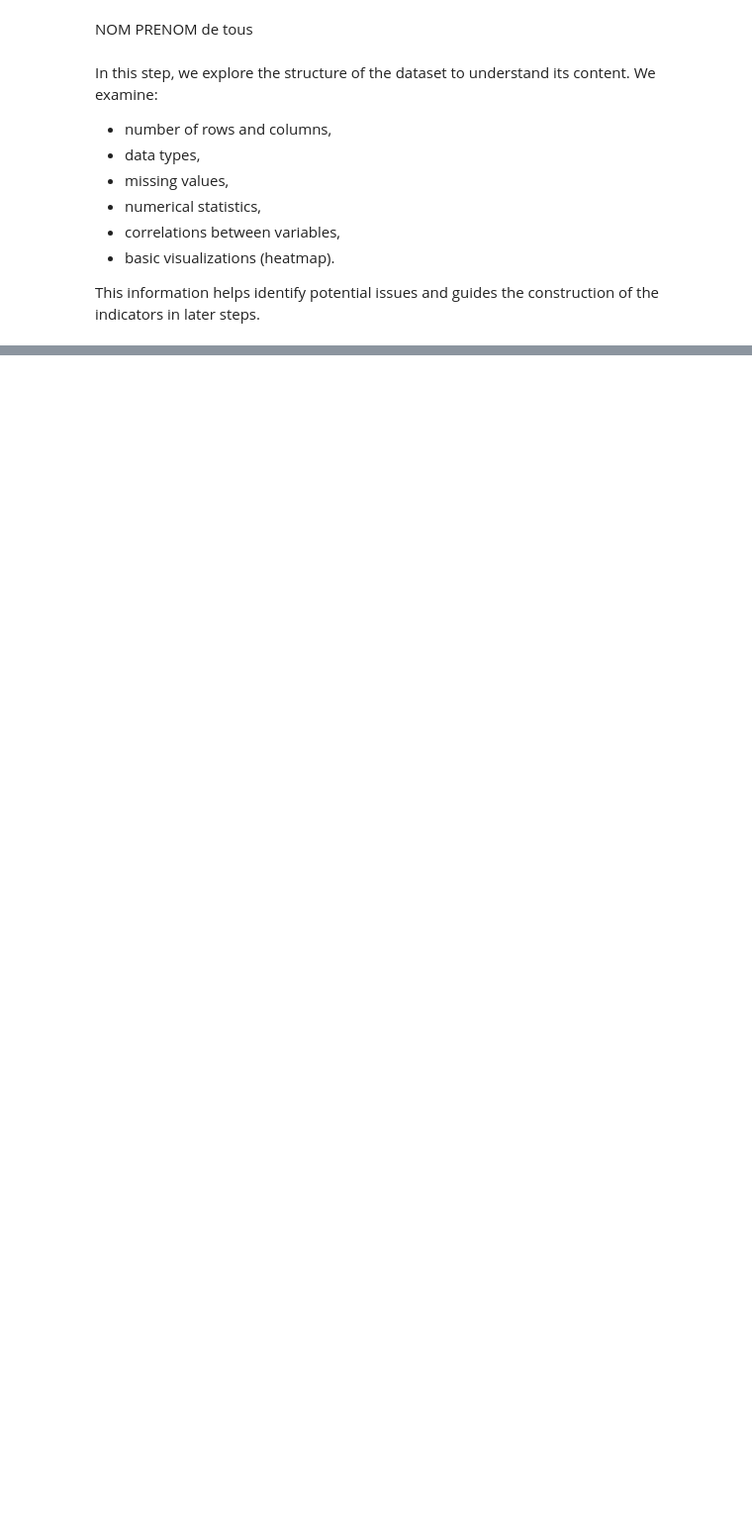
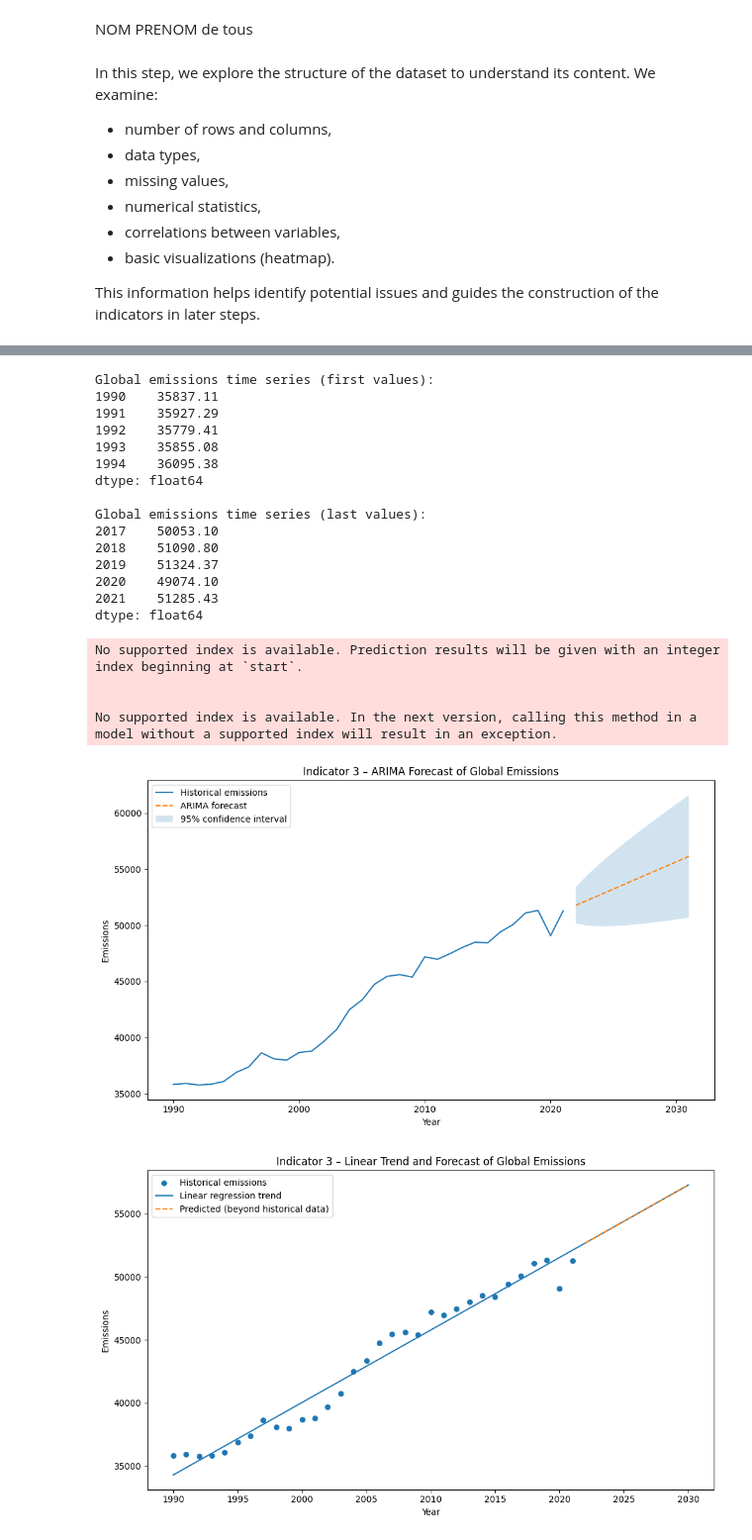
Before and after one commit to anaisblh/Projet_PDS, a Jupyter notebook: Projet_Anais.ipynb, the cells around one changed output, grey strips where cells are left out. Shown at 99% size. Cells and saved outputs as stored; diff of their text form; code cells hidden in the pictures; blank space fills up the shorter version.

```diff
--- a/Projet_Anais.ipynb
+++ b/Projet_Anais.ipynb
@@ -334,8 +498,8 @@ def main():
     # explore_data(df)
 
     # Step 3: Build the indicators
-    indicator_groupby(df)
-    indicator_transformation(df)
+    # indicator_groupby(df)
+    # indicator_transformation(df)
     indicator_temporal(df)
     indicator_spatial(df)
 
@@ -345,3 +509,4 @@ def main():
 
 if __name__ == "__main__":
     main()
+# %% [output]
@@ -347,0 +529,21 @@ if __name__ == "__main__":
+Global emissions time series (first values):
+1990    35837.11
+1991    35927.29
+1992    35779.41
+1993    35855.08
+1994    36095.38
+dtype: float64
+
+Global emissions time series (last values):
+2017    50053.10
+2018    51090.80
+2019    51324.37
+2020    49074.10
+2021    51285.43
+dtype: float64
+No supported index is available. Prediction results will be given with an integer index beginning at `start`.
+
+
+No supported index is available. In the next version, calling this method in a model without a supported index will result in an exception.
+[figure, added]
+[figure, added]
```
Also changed, not shown: parts of 6 cells of this notebook.
